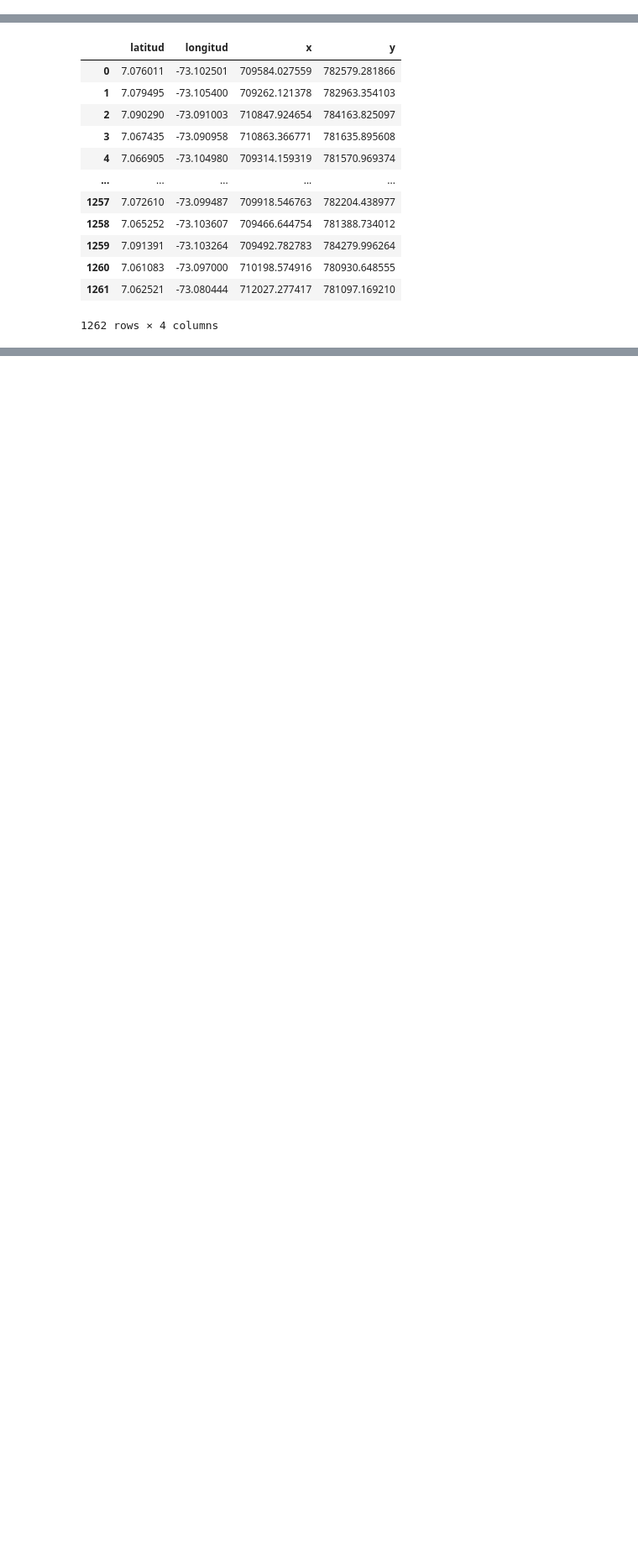
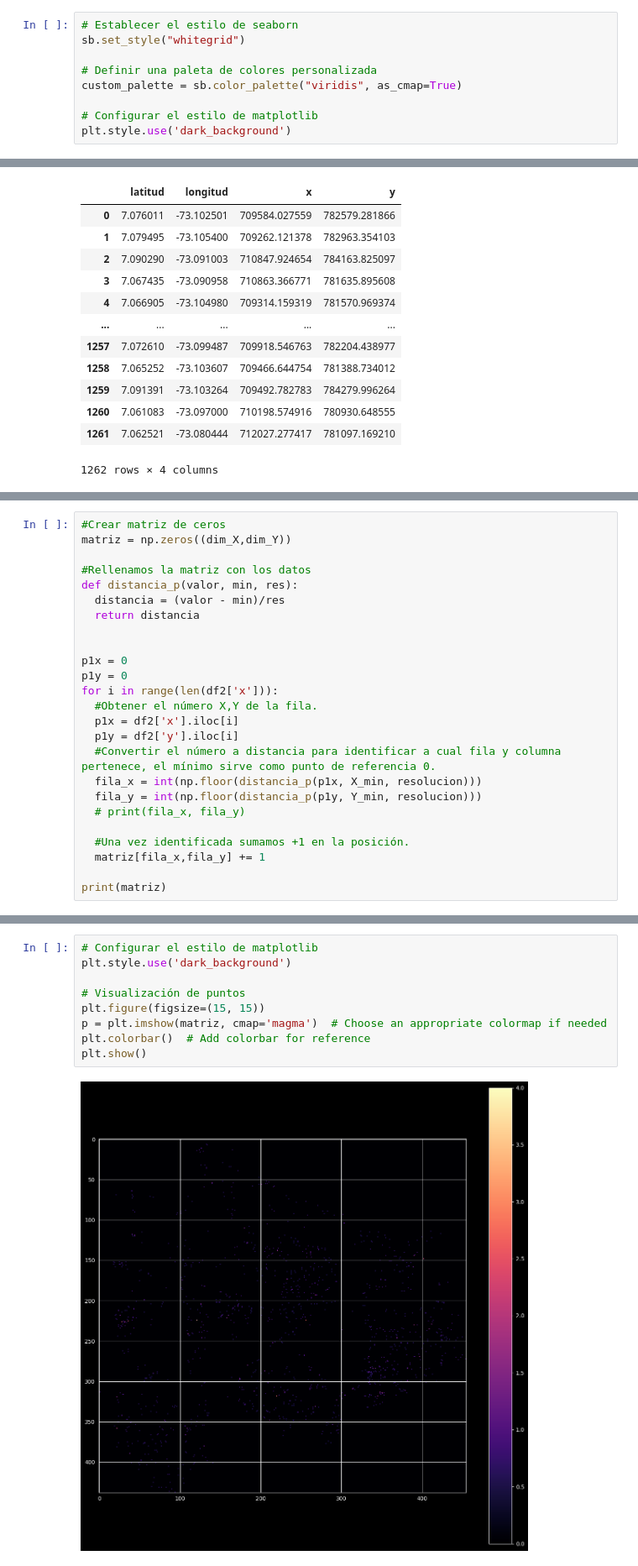
Before and after one commit to Baguettou/cd-Pedro-Palencia-2023, a Jupyter notebook: Proyecto2_KDE.ipynb, the cells around one changed output, grey strips where cells are left out. Shown: that part at 84% size. Cells and saved outputs as stored; diff of their text form; blank space fills up the shorter version.

```diff
--- a/Proyecto2_KDE.ipynb
+++ b/Proyecto2_KDE.ipynb
@@ -6,6 +17,15 @@ from datetime import datetime
 print(f"Librerias instaladas ! ! !")
 # %% [output]
 Librerias instaladas ! ! !
+# %%
+# Establecer el estilo de seaborn
+sb.set_style("whitegrid")
+
+# Definir una paleta de colores personalizada
+custom_palette = sb.color_palette("viridis", as_cmap=True)
+
+# Configurar el estilo de matplotlib
+plt.style.use('dark_background')
 # %%
 ruta = 'https://raw.githubusercontent.com/fmoreno4/datasets/main/eventos_dengue_2020.csv'
 df = pd.read_csv(ruta)
@@ -221,0 +202,25 @@ plt.show()
+# %%
+#Crear matriz de ceros
+matriz = np.zeros((dim_X,dim_Y))
+
+#Rellenamos la matriz con los datos
+def distancia_p(valor, min, res):
+  distancia = (valor - min)/res
+  return distancia
+
+
+p1x = 0
+p1y = 0
+for i in range(len(df2['x'])):
+  #Obtener el número X,Y de la fila.
+  p1x = df2['x'].iloc[i]
+  p1y = df2['y'].iloc[i]
+  #Convertir el número a distancia para identificar a cual fila y columna pertenece, el mínimo sirve como punto de referencia 0.
+  fila_x = int(np.floor(distancia_p(p1x, X_min, resolucion)))
+  fila_y = int(np.floor(distancia_p(p1y, Y_min, resolucion)))
+  # print(fila_x, fila_y)
+
+  #Una vez identificada sumamos +1 en la posición.
+  matriz[fila_x,fila_y] += 1
+
+print(matriz)
@@ -221,0 +242,11 @@ plt.show()
+# %%
+# Configurar el estilo de matplotlib
+plt.style.use('dark_background')
+
+# Visualización de puntos
+plt.figure(figsize=(15, 15))
+p = plt.imshow(matriz, cmap='magma')  # Choose an appropriate colormap if needed
+plt.colorbar()  # Add colorbar for reference
+plt.show()
+# %% [output]
+[figure, added]
```
Also changed, not shown: parts of 17 cells of this notebook.
